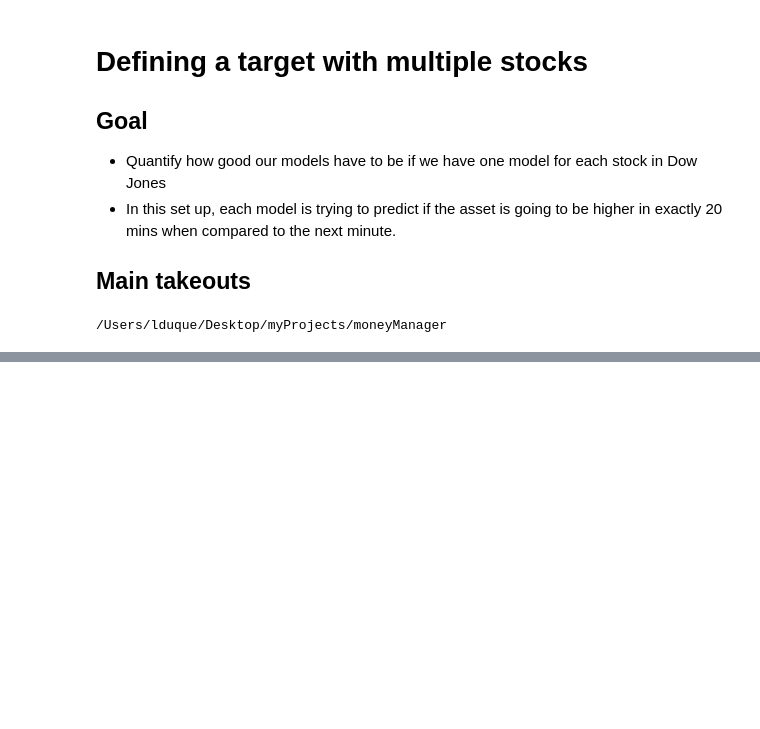
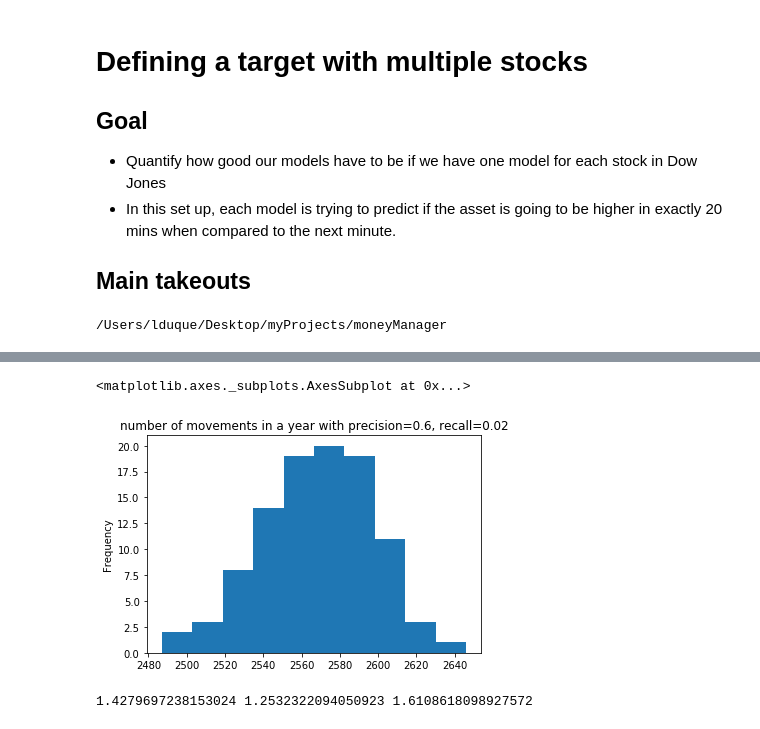
Before and after one commit to luisduque440/moneyManager, a Jupyter notebook: modeling/defining_a_target_using_multiple_stocks.ipynb, the cells around one changed output, grey strips where cells are left out. Saved outputs shown, nothing was run; the diff lists cells and outputs as text; code cells hidden in the pictures; blank space fills up the shorter version.

```diff
--- a/modeling/defining_a_target_using_multiple_stocks.ipynb
+++ b/modeling/defining_a_target_using_multiple_stocks.ipynb
@@ -75,0 +93,5 @@ pd.Series(strat).plot.hist()
+# %%
+pd.Series(movs).plot.hist(title='number of movements in a year with precision=0.6, recall=0.02')
+# %% [output]
+<matplotlib.axes._subplots.AxesSubplot at 0x...>
+[figure, added]
@@ -75,0 +109,4 @@ pd.Series(strat).plot.hist()
+# %%
+print(winGS, winIBM, winMSFT)
+# %% [output]
+1.4279697238153024 1.2532322094050923 1.6108618098927572
```
Also changed, not shown: parts of 5 cells of this notebook, 2 other files.
